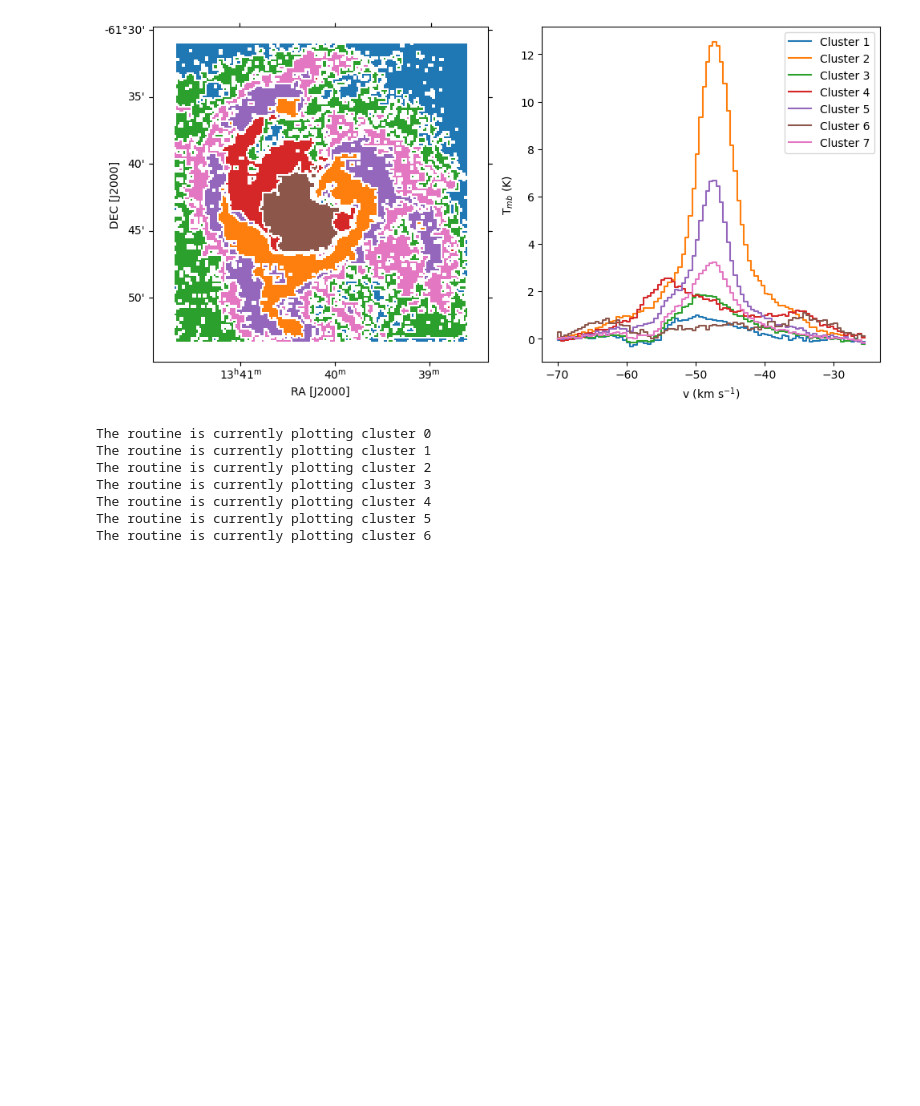
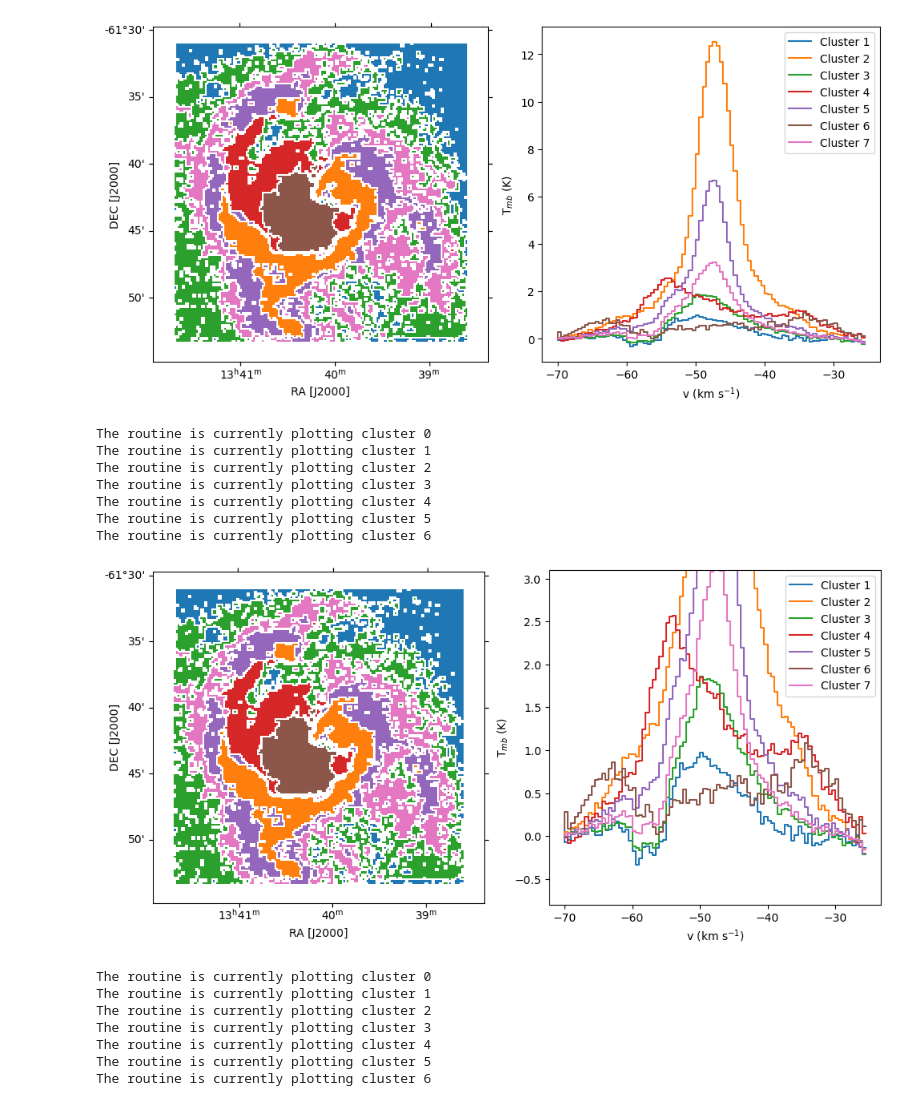
Before and after one commit to lmlb-astro/GMM, a Jupyter notebook: analyze_best_model.ipynb, the cells around one changed output. Drawn from its saved outputs; the diff is of its cells as text; code cells hidden in the pictures; blank space fills up the shorter version.

```diff
--- a/analyze_best_model.ipynb
+++ b/analyze_best_model.ipynb
@@ -32,7 +32,7 @@ n_comps = 7
 ## input for the GMM
 seed_val = 312
 threshold = 0.001
-gmm_iter = 3000#1000
+gmm_iter = 1000
 
 ## information for the observational information
 noise_rms_obs = 0.6 ## K
@@ -76,7 +76,7 @@ WARNING: FITSFixedWarning: 'celfix' made the change 'Success'. [astropy.wcs.wcs]
 data_reduced = vax.reduce_z_axis_size(data, min_velocity, max_velocity, crval, dv, crpix)
 
 ## prepare the data before the GMM fit
-index_array, data_input = fGMM.prepare_data(data_reduced, min_velocity, max_velocity, crval, dv, crpix)
+index_array, data_input = fGMM.prepare_data(data_reduced)
 # %% [output]
 The minimal pixel along the z-axis is: 40
 The maximal pixel along the z-axis is: 130
@@ -110,6 +110,18 @@ The routine is currently plotting cluster 4
 The routine is currently plotting cluster 5
 The routine is currently plotting cluster 6
 [figure]
+# %%
+## Plot the spectra associated with each cluster and indicate the spatial distribution of the identified spectral clusters
+pGMM.plot_clusters_and_spectra(data_reduced, cluster_map, vel_arr, w, valrange_ax2 = [-0.8, 3.1])
+# %% [output]
+The routine is currently plotting cluster 0
+The routine is currently plotting cluster 1
+The routine is currently plotting cluster 2
+The routine is currently plotting cluster 3
+The routine is currently plotting cluster 4
+The routine is currently plotting cluster 5
+The routine is currently plotting cluster 6
+[figure, added]
 # %%
 ## Plot the spectra associated with each cluster and their standard deviation
 pGMM.plot_cluster_spectra(data_reduced, cluster_map, vel_arr)
```
Also changed, not shown: parts of 3 cells of this notebook, 1 other file.
